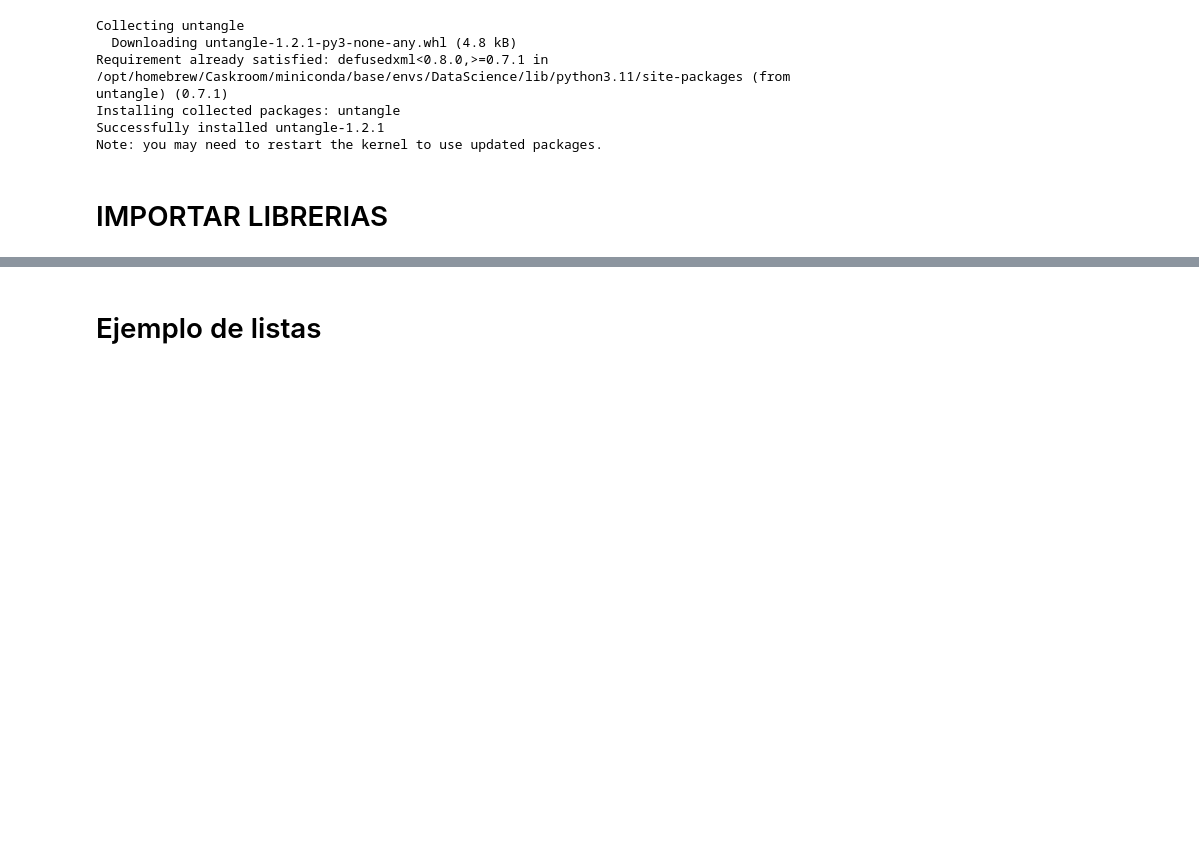
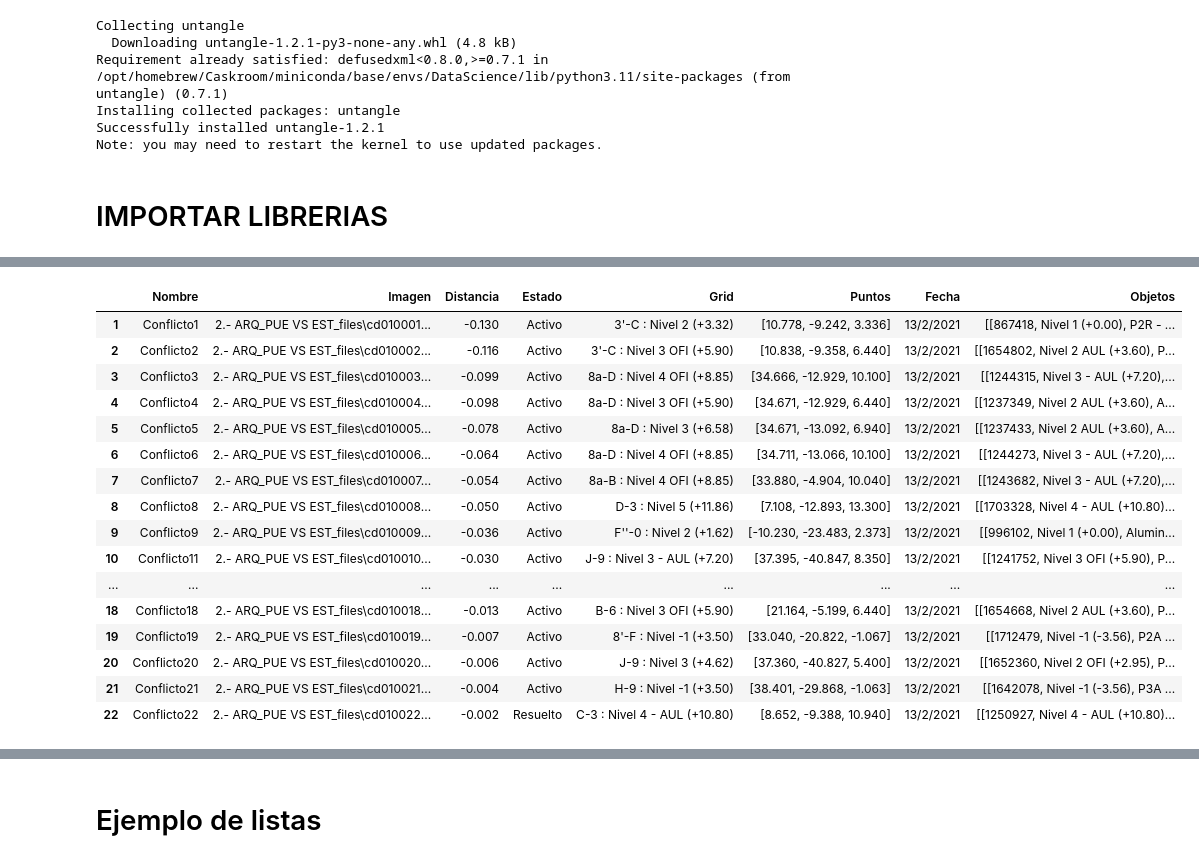
Before and after one commit to ElKroko/Tareas-Construccion, a Jupyter notebook: Tarea 3/Taller_3_programacion.ipynb, the cells around one changed output, grey strips where cells are left out. Cells and saved outputs as stored; diff of their text form; code cells hidden in the pictures; blank space fills up the shorter version.

```diff
--- a/Tarea 3/Taller_3_programacion.ipynb
+++ b/Tarea 3/Taller_3_programacion.ipynb
@@ -85,0 +35,70 @@ Conflicto22
+# %%
+def get_info_from_xml(xml_path):
+    doc = untangle.parse(xml_path)
+
+    clashtest = doc.exchange.batchtest.clashtests.clashtest
+    nombre_archivo = clashtest["name"]
+    tolerance = clashtest["tolerance"]
+
+    summary = clashtest.summary
+    total = summary["total"]
+    activas = summary["active"]
+    resueltas = summary["resolved"]
+
+    clash_results = clashtest.clashresults
+
+    df = pd.DataFrame(columns=['Nombre', 'Imagen', 'Distancia', 'Estado', 'Grid', 'Puntos', 'Fecha', 'Objetos'])
+
+    conflictos = []
+    i = 0
+    for clashresult in clash_results.clashresult:
+        # Datos del campo "clashresult"
+        nombre_conflicto = clashresult['name']
+        imagen_filename = clashresult['href']
+        distancia = clashresult['distance']
+
+        result_status = clashresult.resultstatus.cdata
+        gridlocation = clashresult.gridlocation.cdata
+
+        # Datos del campo "clashpoint"
+        clashpoint = clashresult.clashpoint.pos3f
+        x, y, z = clashpoint['x'], clashpoint['y'], clashpoint['z']
+
+        puntos = [x, y, z]
+
+        # Fecha
+        anno, mes, dia = clashresult.createddate.date['year'], clashresult.createddate.date['month'], clashresult.createddate.date['day']
+        fecha = f'{dia}/{mes}/{anno}'
+
+        # Objetos en conflicto
+        clashobjects = clashresult.clashobjects
+        objetos = []
+
+        for clashobject in clashobjects.clashobject:
+            value = clashobject.objectattribute.value.cdata
+            layer = clashobject.layer.cdata
+
+            smarttags = clashobject.smarttags
+            tag_nombre = smarttags.smarttag[0].value.cdata
+            tag_tipo = smarttags.smarttag[1].value.cdata
+
+            objetos.append([value, layer, tag_nombre, tag_tipo])
+        #print (i, nombre_conflicto, imagen_filename, distancia, result_status, gridlocation, puntos, fecha, objetos)
+
+
+        conflictos.append([nombre_conflicto, imagen_filename, distancia, result_status, gridlocation, puntos, fecha, objetos])
+        i += 1
+
+        df.loc[i] = [nombre_conflicto, imagen_filename, distancia, result_status, gridlocation, puntos, fecha, objetos]
+
+    return nombre_archivo, tolerance, total, activas, resueltas, df
+
+
+xml_path = './content/01/2.- ARQ_PUE VS EST.xml'
+pdf_output = '/pdf_1.pdf'
+output_folder = '/output'
+
+nombre_archivo, tolerance, total, activas, resueltas, archivo_df = get_info_from_xml(xml_path)
+print("Nombre: ", nombre_archivo, "\t Tolerancia: ", tolerance, "\t Total: ", total, "\t Activas: ", activas, "\t Resueltas: ", resueltas)
+display(archivo_df)
+# %% [output]
@@ -85,0 +106,17 @@ Conflicto22
+|  | Nombre | Imagen | Distancia | Estado | Grid | Puntos | Fecha | Objetos |
+| 1 | Conflicto1 | 2.- ARQ_PUE VS EST_files\cd010001... | -0.130 | Activo | 3'-C : Nivel 2 (+3.32) | [10.778, -9.242, 3.336] | 13/2/2021 | [[867418, Nivel 1 (+0.00), P2R - ... |
+| 2 | Conflicto2 | 2.- ARQ_PUE VS EST_files\cd010002... | -0.116 | Activo | 3'-C : Nivel 3 OFI (+5.90) | [10.838, -9.358, 6.440] | 13/2/2021 | [[1654802, Nivel 2 AUL (+3.60), P... |
+| 3 | Conflicto3 | 2.- ARQ_PUE VS EST_files\cd010003... | -0.099 | Activo | 8a-D : Nivel 4 OFI (+8.85) | [34.666, -12.929, 10.100] | 13/2/2021 | [[1244315, Nivel 3 - AUL (+7.20),... |
+| 4 | Conflicto4 | 2.- ARQ_PUE VS EST_files\cd010004... | -0.098 | Activo | 8a-D : Nivel 3 OFI (+5.90) | [34.671, -12.929, 6.440] | 13/2/2021 | [[1237349, Nivel 2 AUL (+3.60), A... |
+| 5 | Conflicto5 | 2.- ARQ_PUE VS EST_files\cd010005... | -0.078 | Activo | 8a-D : Nivel 3 (+6.58) | [34.671, -13.092, 6.940] | 13/2/2021 | [[1237433, Nivel 2 AUL (+3.60), A... |
+| 6 | Conflicto6 | 2.- ARQ_PUE VS EST_files\cd010006... | -0.064 | Activo | 8a-D : Nivel 4 OFI (+8.85) | [34.711, -13.066, 10.100] | 13/2/2021 | [[1244273, Nivel 3 - AUL (+7.20),... |
+| 7 | Conflicto7 | 2.- ARQ_PUE VS EST_files\cd010007... | -0.054 | Activo | 8a-B : Nivel 4 OFI (+8.85) | [33.880, -4.904, 10.040] | 13/2/2021 | [[1243682, Nivel 3 - AUL (+7.20),... |
+| 8 | Conflicto8 | 2.- ARQ_PUE VS EST_files\cd010008... | -0.050 | Activo | D-3 : Nivel 5 (+11.86) | [7.108, -12.893, 13.300] | 13/2/2021 | [[1703328, Nivel 4 - AUL (+10.80)... |
+| 9 | Conflicto9 | 2.- ARQ_PUE VS EST_files\cd010009... | -0.036 | Activo | F''-0 : Nivel 2 (+1.62) | [-10.230, -23.483, 2.373] | 13/2/2021 | [[996102, Nivel 1 (+0.00), Alumin... |
+| 10 | Conflicto11 | 2.- ARQ_PUE VS EST_files\cd010010... | -0.030 | Activo | J-9 : Nivel 3 - AUL (+7.20) | [37.395, -40.847, 8.350] | 13/2/2021 | [[1241752, Nivel 3 OFI (+5.90), P... |
+| ... | ... | ... | ... | ... | ... | ... | ... | ... |
+| 18 | Conflicto18 | 2.- ARQ_PUE VS EST_files\cd010018... | -0.013 | Activo | B-6 : Nivel 3 OFI (+5.90) | [21.164, -5.199, 6.440] | 13/2/2021 | [[1654668, Nivel 2 AUL (+3.60), P... |
+| 19 | Conflicto19 | 2.- ARQ_PUE VS EST_files\cd010019... | -0.007 | Activo | 8'-F : Nivel -1 (+3.50) | [33.040, -20.822, -1.067] | 13/2/2021 | [[1712479, Nivel -1 (-3.56), P2A ... |
+| 20 | Conflicto20 | 2.- ARQ_PUE VS EST_files\cd010020... | -0.006 | Activo | J-9 : Nivel 3 (+4.62) | [37.360, -40.827, 5.400] | 13/2/2021 | [[1652360, Nivel 2 OFI (+2.95), P... |
+| 21 | Conflicto21 | 2.- ARQ_PUE VS EST_files\cd010021... | -0.004 | Activo | H-9 : Nivel -1 (+3.50) | [38.401, -29.868, -1.063] | 13/2/2021 | [[1642078, Nivel -1 (-3.56), P3A ... |
+| 22 | Conflicto22 | 2.- ARQ_PUE VS EST_files\cd010022... | -0.002 | Resuelto | C-3 : Nivel 4 - AUL (+10.80) | [8.652, -9.388, 10.940] | 13/2/2021 | [[1250927, Nivel 4 - AUL (+10.80)... |
```
Also changed, not shown: parts of 7 cells of this notebook.
